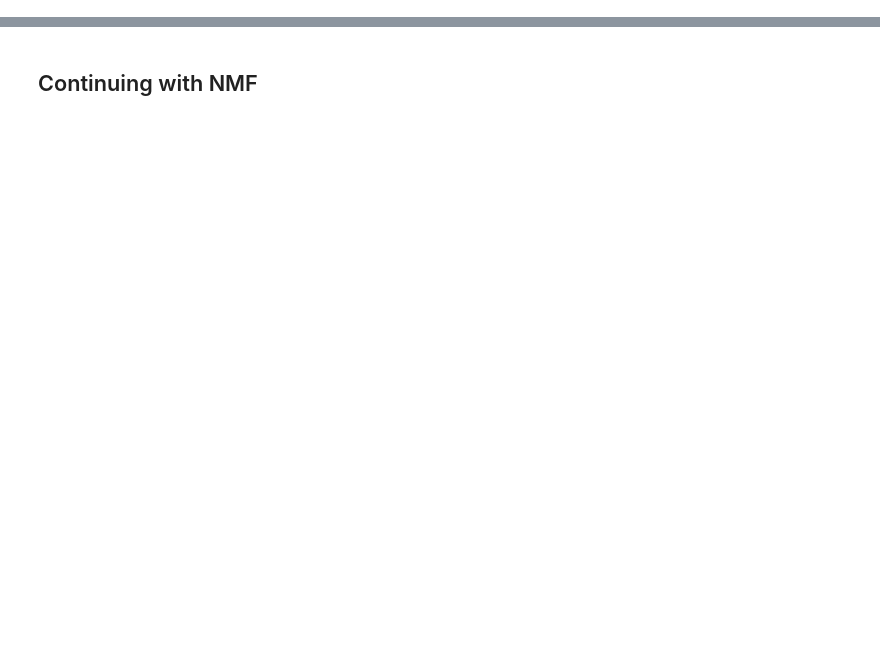
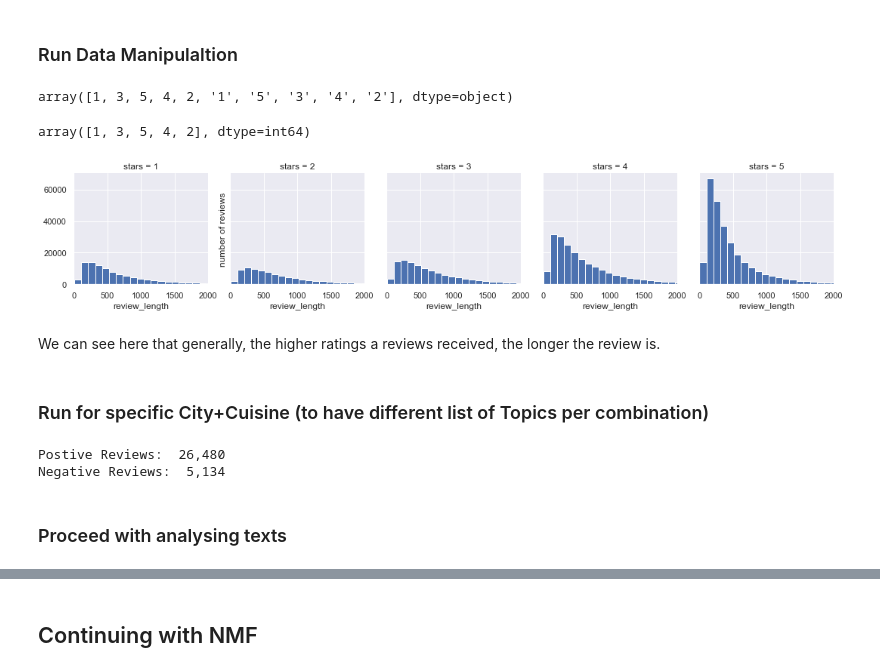
Before and after one commit to xiao-chi/yelp-prediction-mvp, a Jupyter notebook: yelpReviewsTopicModelling.ipynb, the cells around one changed output, grey strips where cells are left out. Drawn from its saved outputs; the diff is of its cells as text; code cells hidden in the pictures; blank space fills up the shorter version.

```diff
--- a/yelpReviewsTopicModelling.ipynb
+++ b/yelpReviewsTopicModelling.ipynb
@@ -180,16 +0,0 @@ lsi_neg = models.LsiModel(tfidf_neg_corpus, id2word=id2word_neg, num_topics=num_
-# %%
-# elbow plot
-singular_values_pos = lsi_pos.projection.s.tolist()
-singular_values_pos_rel = [sv/singular_values_pos[-1] for sv in singular_values_pos]
-singular_values_neg = lsi_neg.projection.s.tolist()
-singular_values_neg_rel = [sv/singular_values_neg[-1] for sv in singular_values_neg]
-
-plt.style.use('fivethirtyeight')
-plt.figure(figsize=(12,5))
-plt.plot(range(len(singular_values_pos)), singular_values_pos_rel, label='Positive Reviews', alpha=1.0)
-plt.plot(range(len(singular_values_neg)), singular_values_neg_rel, label='Negative Reviews', alpha=0.7)
-plt.xticks(range(len(singular_values_pos)), range(len(singular_values_pos)))
-plt.xlabel('Topic #')
-plt.ylabel('Relative Strength')
-plt.title('LSI Topic Strengths (Relative)')
-plt.legend(loc=0, fontsize='medium');
@@ -411,0 +32,7 @@ Top topics + words for POSITIVE reviews
+# %%
+## Load Business Features & Reviews
+
+restaurants_df = pd.read_csv("datasets/odyssey_restaurants.csv") # Business Feature dataset
+reviews_df = pd.read_csv("datasets/odyssey_sentiment.csv") # Review dataset
+# %% [markdown]
+### Run Data Manipulaltion
@@ -411,0 +48,54 @@ Top topics + words for POSITIVE reviews
+# %%
+## Merge Required Variables from Business_Features
+
+reviews_df = reviews_df.merge(restaurants_df[['business_id', 'name', 'city','latitude','longitude','cuisine']],\
+                              left_on='business_id', right_on='business_id'\
+                             )[['business_id', 'name', 'city','latitude','longitude','cuisine', 'stars', 'text','label']]
+
+reviews_df= reviews_df.drop_duplicates()
+# %%
+## Check Star-ratings Types
+
+reviews_df['stars'].unique()
+
+# reviews_df = reviews_df[reviews_df['stars'] != 'stars']
+# %% [output]
+array([1, 3, 5, 4, 2, '1', '5', '3', '4', '2'], dtype=object)
+# %%
+## Amend Star-ratings for consistency & effectiveness
+
+reviews_df['stars'] = reviews_df['stars'].map({'5': 5, '4': 4, '3': 3, '2': 2, '1': 1, 5: 5, 4: 4, 3: 3, 2: 2, 1: 1})
+
+reviews_df['stars'].unique()
+# %% [output]
+array([1, 3, 5, 4, 2], dtype=int64)
+# %%
+## Check distribution of length of Reviews
+
+reviews_df['review_length'] = reviews_df.text.map(len)
+
+ax = sns.FacetGrid(data=reviews_df, col='stars', xlim=(0, 2000)).map(plt.hist, 'review_length', bins=50)
+
+ax.axes[0][1].set(ylabel='number of reviews');
+# %% [output]
+[figure, added]
+# %% [markdown]
+We can see here that generally, the higher ratings a reviews received, the longer the  review is.
+# %% [markdown]
+### Run for specific City+Cuisine (to have different list of Topics per combination)
+# %%
+## Split positive & negative reviews according to results of Sentiment Analysis
+
+pos_reviews = reviews_df.text[(reviews_df.city == 'Toronto') & (reviews_df.cuisine == 'american') &\
+                              (reviews_df.label == 1)].values # change city name and cuisine type
+
+neg_reviews = reviews_df.text[(reviews_df.city == 'Toronto') & (reviews_df.cuisine == 'american') &\
+                              (reviews_df.label == -1)].values # change city name and cuisine type
+
+print('Postive Reviews:  {:,}'.format(len(pos_reviews)))
+print('Negative Reviews:  {:,}'.format(len(neg_reviews)))
+# %% [output]
+Postive Reviews:  26,480
+Negative Reviews:  5,134
+# %% [markdown]
+### Proceed with analysing texts
```
Also changed, not shown: parts of 111 cells of this notebook, 1 other file.
